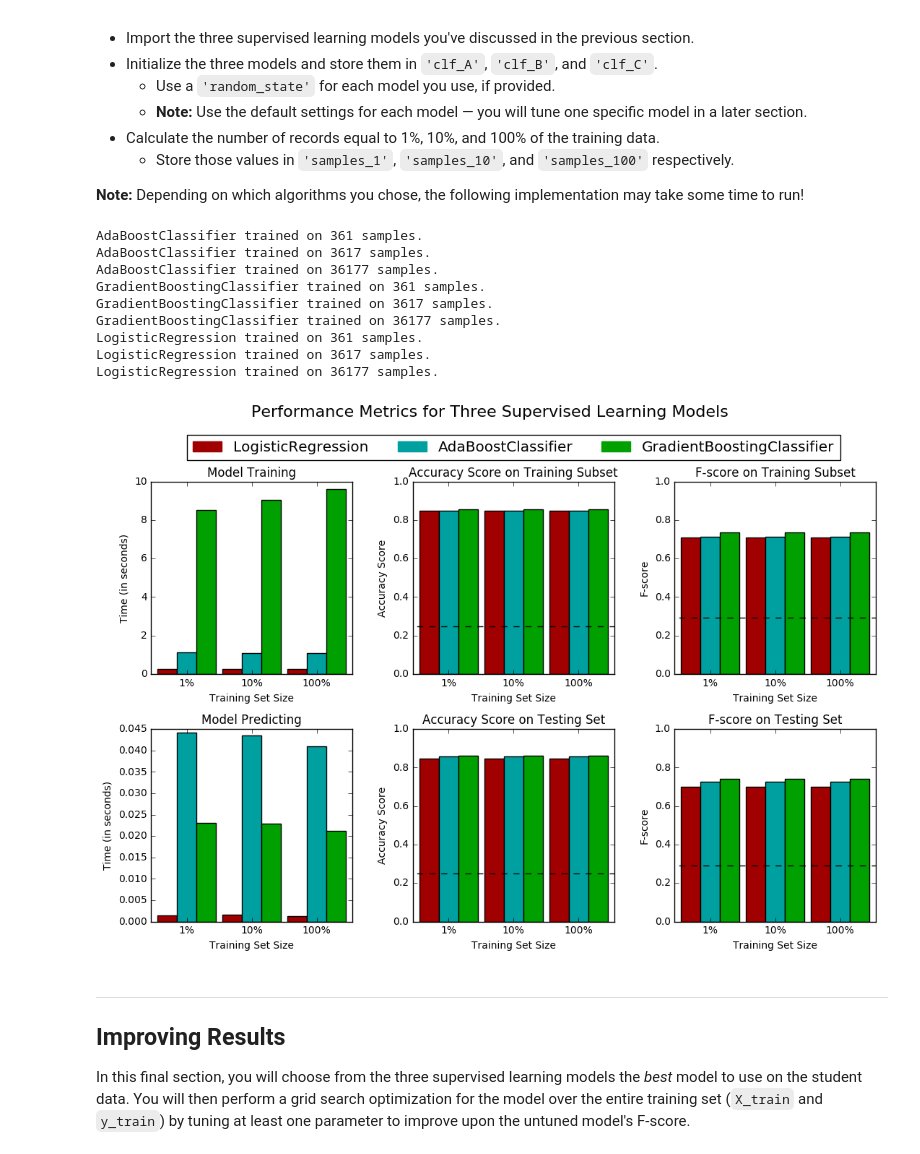
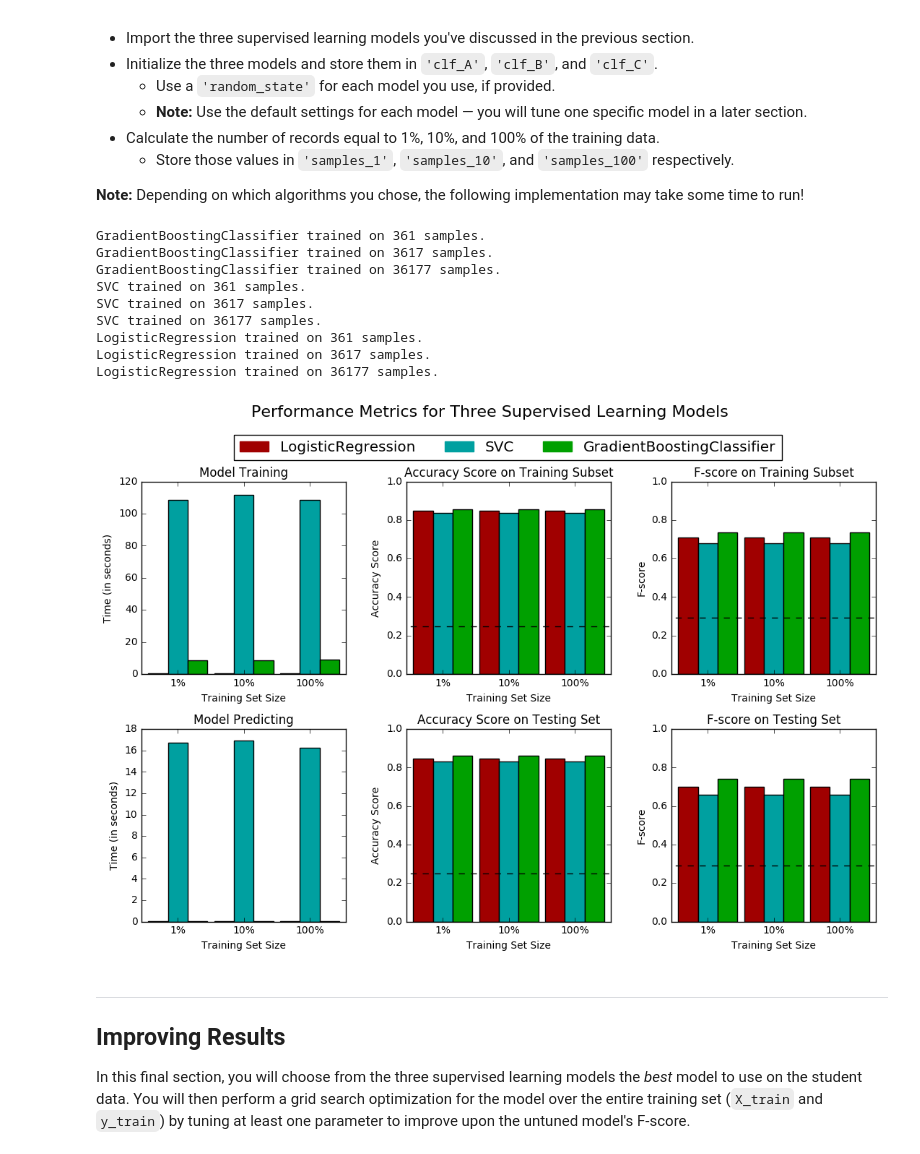
Before and after one commit to caasted/udacity-mlnd, a Jupyter notebook: finding_donors/finding_donors.ipynb, the cells around one changed output. Drawn from its saved outputs; the diff is of its cells as text; code cells hidden in the pictures.

```diff
--- a/finding_donors/finding_donors.ipynb
+++ b/finding_donors/finding_donors.ipynb
@@ -312,58 +336,61 @@ In the code cell, you will need to implement the following:
 **Note:** Depending on which algorithms you chose, the following implementation may take some time to run!
 # %%
 # TODO: Import the three supervised learning models from sklearn
-from sklearn.naive_bayes import GaussianNB
-from sklearn.tree import DecisionTreeClassifier
-from sklearn.ensemble import BaggingClassifier
-from sklearn.ensemble import AdaBoostClassifier
-from sklearn.ensemble import RandomForestClassifier
+# from sklearn.naive_bayes import GaussianNB
+# from sklearn.tree import DecisionTreeClassifier
+# from sklearn.ensemble import BaggingClassifier
+# from sklearn.ensemble import AdaBoostClassifier
+# from sklearn.ensemble import RandomForestClassifier
 from sklearn.ensemble import GradientBoostingClassifier
-from sklearn.neighbors import KNeighborsClassifier
-from sklearn.linear_model import SGDClassifier
+# from sklearn.neighbors import KNeighborsClassifier
+# from sklearn.linear_model import SGDClassifier
 from sklearn.svm import SVC
 from sklearn.linear_model import LogisticRegression
 
+# Note: Out of curiosity I tested the out-of-the-box performance for all of the classifiers listed.
+# For the purpose of completing the assignment, I have commented out the unused lines.
+
 # TODO: Initialize the three models
-clf_A = GaussianNB()                               # F-score on test: ~0.43
-clf_B = DecisionTreeClassifier(random_state=0)     # F-score on test: ~0.62
+# clf_A = GaussianNB()                               # F-score on test: ~0.43
+# clf_B = DecisionTreeClassifier(random_state=0)     # F-score on test: ~0.62
 
-clf_C = BaggingClassifier(random_state=0)          # F-score on test: ~0.68
-clf_D = AdaBoostClassifier(random_state=0)         # F-score on test: ~0.73 (second highest)
-clf_E = RandomForestClassifier(random_state=0)     # F-score on test: ~0.67
-clf_F = GradientBoostingClassifier(random_state=0) # F-score on test: ~0.75 (highest)
+# clf_C = BaggingClassifier(random_state=0)          # F-score on test: ~0.68
+# clf_D = AdaBoostClassifier(random_state=0)         # F-score on test: ~0.73
+# clf_E = RandomForestClassifier(random_state=0)     # F-score on test: ~0.67
+clf_F = GradientBoostingClassifier(random_state=0)   # F-score on test: ~0.75
 
-clf_G = KNeighborsClassifier()                     # F-score on test: ~0.64, 27 seconds for predicting
-clf_H = SGDClassifier(random_state=0)              # F-score on test: ~0.64
-clf_I = SVC(random_state=0)                        # F-score on test: ~0.66, 100 sec. train, 16 sec. predict
-clf_J = LogisticRegression(random_state=0)         # F-score on test: ~0.70 (third highest)
+# clf_G = KNeighborsClassifier()                     # F-score on test: ~0.64, 27 seconds for predicting
+# clf_H = SGDClassifier(random_state=0)              # F-score on test: ~0.64
+clf_I = SVC(random_state=0)                          # F-score on test: ~0.66, 100 sec. train, 16 sec. predict
+clf_J = LogisticRegression(random_state=0)           # F-score on test: ~0.70
 
 # TODO: Calculate the number of samples for 1%, 10%, and 100% of the training data
 samples_1 = int(0.01 * len(X_train))
 samples_10 = int(0.1 * len(X_train))
 samples_100 = len(X_train)
 
 # Collect results on the learners
 results = {}
-for clf in [clf_D, clf_F, clf_J]:
+for clf in [clf_F, clf_I, clf_J]:
     clf_name = clf.__class__.__name__
     results[clf_name] = {}
     for i, samples in enumerate([samples_1, samples_10, samples_100]):
         results[clf_name][i] = \
         train_predict(clf, samples, X_train, y_train, X_test, y_test)
 
 # Run metrics visualization for the three supervised learning models chosen
 vs.evaluate(results, accuracy, fscore)
 # %% [output]
-AdaBoostClassifier trained on 361 samples.
-AdaBoostClassifier trained on 3617 samples.
-AdaBoostClassifier trained on 36177 samples.
 GradientBoostingClassifier trained on 361 samples.
 GradientBoostingClassifier trained on 3617 samples.
 GradientBoostingClassifier trained on 36177 samples.
+SVC trained on 361 samples.
+SVC trained on 3617 samples.
+SVC trained on 36177 samples.
 LogisticRegression trained on 361 samples.
 LogisticRegression trained on 3617 samples.
 LogisticRegression trained on 36177 samples.
-[figure, old version]
+[figure, new version]
 # %% [markdown]
 ----
 ## Improving Results
```
Also changed, not shown: parts of 4 cells of this notebook.
